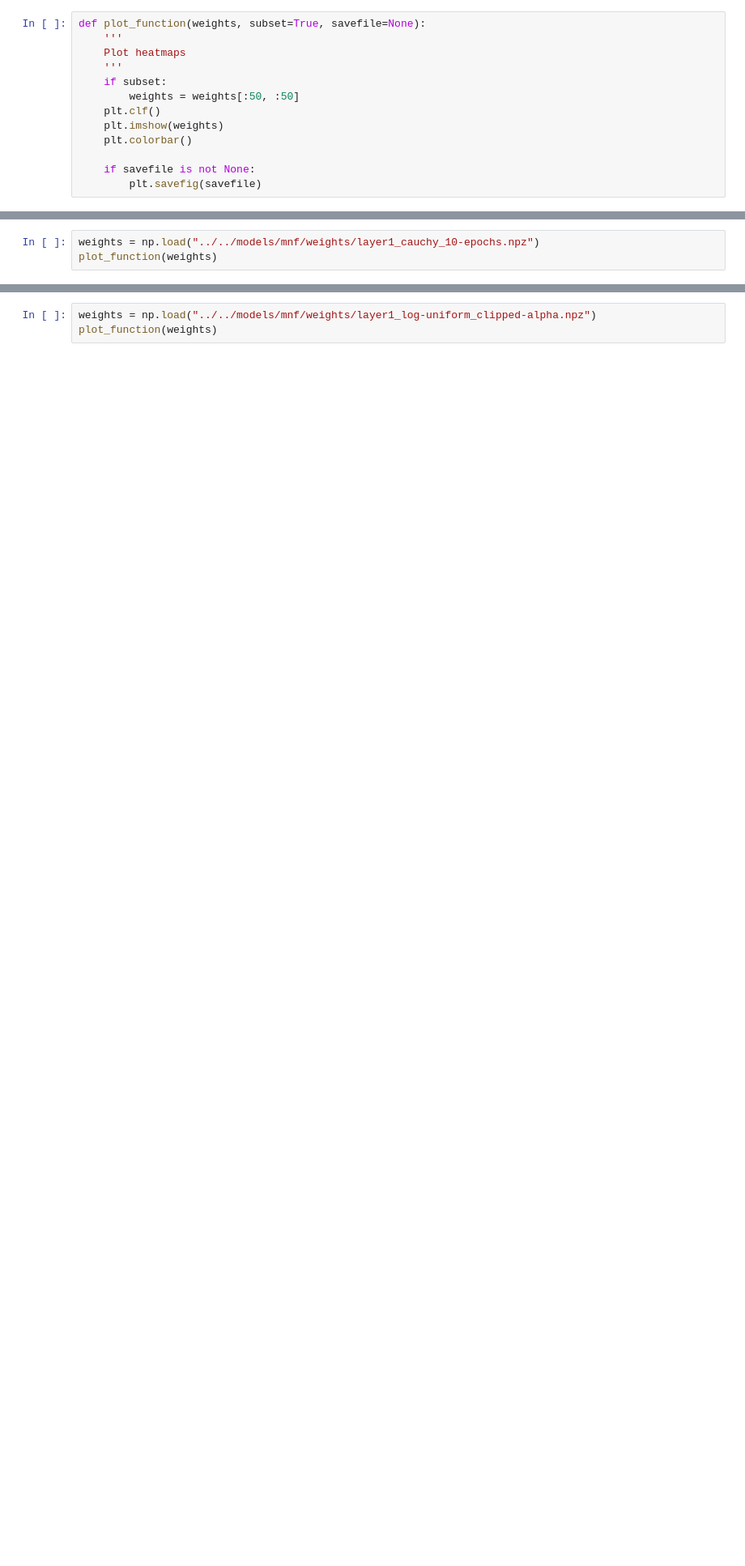
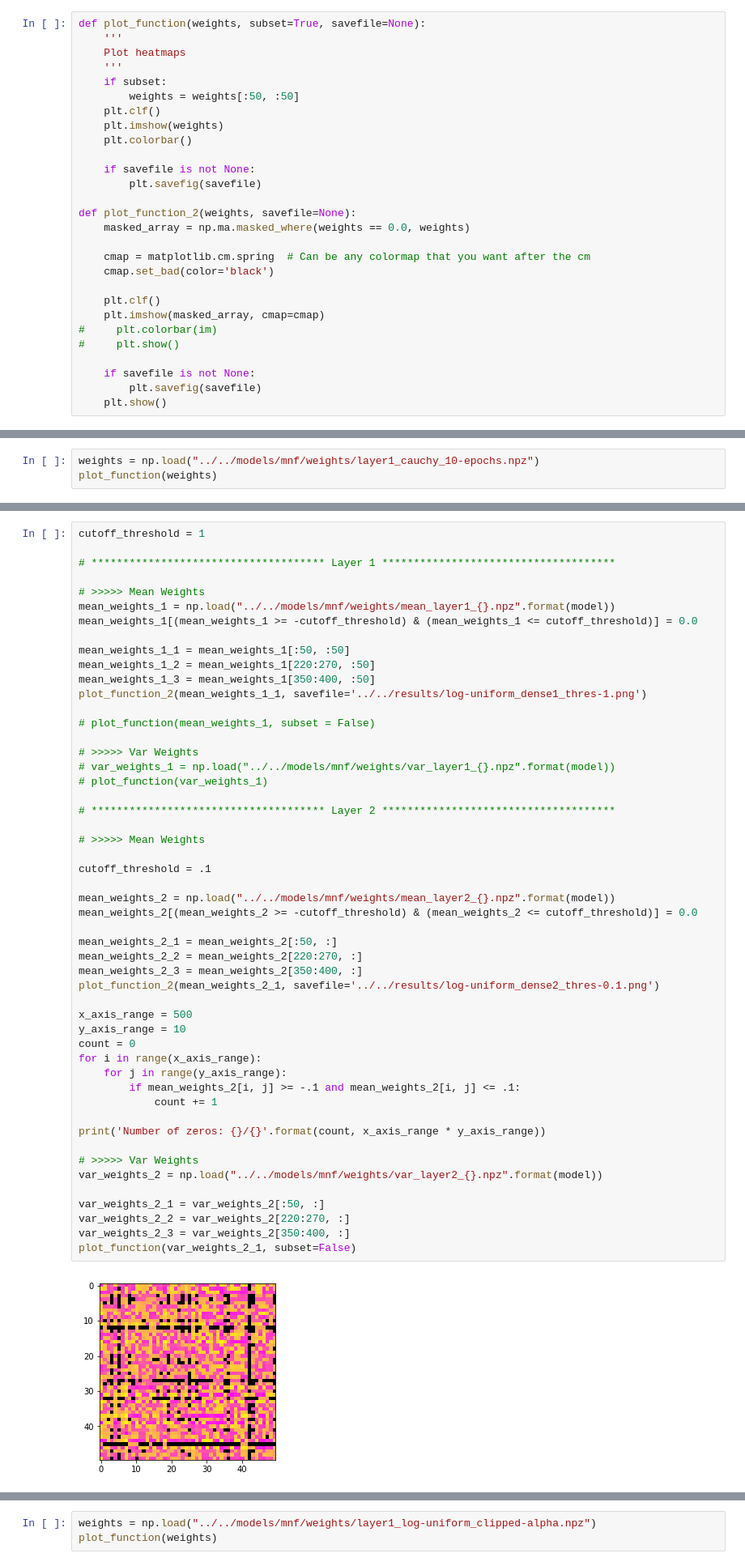
Before and after one commit to akashrajkn/waffles-and-posteriors, a Jupyter notebook: src/mnf/results.ipynb, the cells around one changed output, grey strips where cells are left out. Shown at 81% size. Saved outputs shown, nothing was run; the diff lists cells and outputs as text; blank space fills up the shorter version.

```diff
--- a/src/mnf/results.ipynb
+++ b/src/mnf/results.ipynb
@@ -58,6 +45,21 @@ def plot_function(weights, subset=True, savefile=None):
 
     if savefile is not None:
         plt.savefig(savefile)
+
+def plot_function_2(weights, savefile=None):
+    masked_array = np.ma.masked_where(weights == 0.0, weights)
+
+    cmap = matplotlib.cm.spring  # Can be any colormap that you want after the cm
+    cmap.set_bad(color='black')
+
+    plt.clf()
+    plt.imshow(masked_array, cmap=cmap)
+#     plt.colorbar(im)
+#     plt.show()
+
+    if savefile is not None:
+        plt.savefig(savefile)
+    plt.show()
 # %% [markdown]
 ## Results on the MNIST data
 # %%
@@ -71,0 +71,53 @@ plot_function(weights)
+# %%
+cutoff_threshold = 1
+
+# ************************************* Layer 1 *************************************
+
+# >>>>> Mean Weights
+mean_weights_1 = np.load("../../models/mnf/weights/mean_layer1_{}.npz".format(model))
+mean_weights_1[(mean_weights_1 >= -cutoff_threshold) & (mean_weights_1 <= cutoff_threshold)] = 0.0
+
+mean_weights_1_1 = mean_weights_1[:50, :50]
+mean_weights_1_2 = mean_weights_1[220:270, :50]
+mean_weights_1_3 = mean_weights_1[350:400, :50]
+plot_function_2(mean_weights_1_1, savefile='../../results/log-uniform_dense1_thres-1.png')
+
+# plot_function(mean_weights_1, subset = False)
+
+# >>>>> Var Weights
+# var_weights_1 = np.load("../../models/mnf/weights/var_layer1_{}.npz".format(model))
+# plot_function(var_weights_1)
+
+# ************************************* Layer 2 *************************************
+
+# >>>>> Mean Weights
+
+cutoff_threshold = .1
+
+mean_weights_2 = np.load("../../models/mnf/weights/mean_layer2_{}.npz".format(model))
+mean_weights_2[(mean_weights_2 >= -cutoff_threshold) & (mean_weights_2 <= cutoff_threshold)] = 0.0
+
+mean_weights_2_1 = mean_weights_2[:50, :]
+mean_weights_2_2 = mean_weights_2[220:270, :]
+mean_weights_2_3 = mean_weights_2[350:400, :]
+plot_function_2(mean_weights_2_1, savefile='../../results/log-uniform_dense2_thres-0.1.png')
+
+x_axis_range = 500
+y_axis_range = 10
+count = 0
+for i in range(x_axis_range):
+    for j in range(y_axis_range):
+        if mean_weights_2[i, j] >= -.1 and mean_weights_2[i, j] <= .1:
+            count += 1
+
+print('Number of zeros: {}/{}'.format(count, x_axis_range * y_axis_range))
+
+# >>>>> Var Weights
+var_weights_2 = np.load("../../models/mnf/weights/var_layer2_{}.npz".format(model))
+
+var_weights_2_1 = var_weights_2[:50, :]
+var_weights_2_2 = var_weights_2[220:270, :]
+var_weights_2_3 = var_weights_2[350:400, :]
+plot_function(var_weights_2_1, subset=False)
+# %% [output]
+[figure, added]
```
Also changed, not shown: parts of 9 cells of this notebook, 3 other files.
